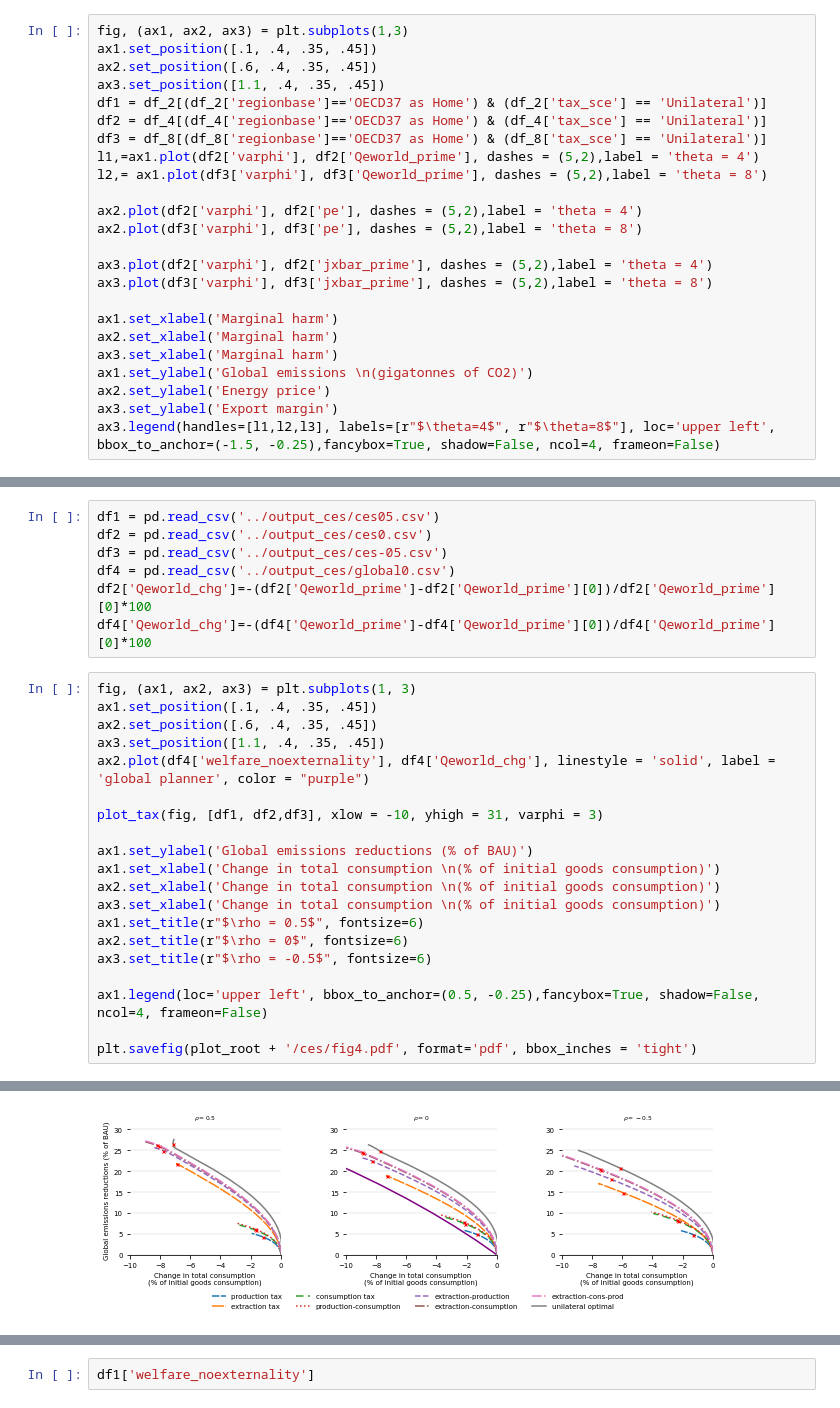
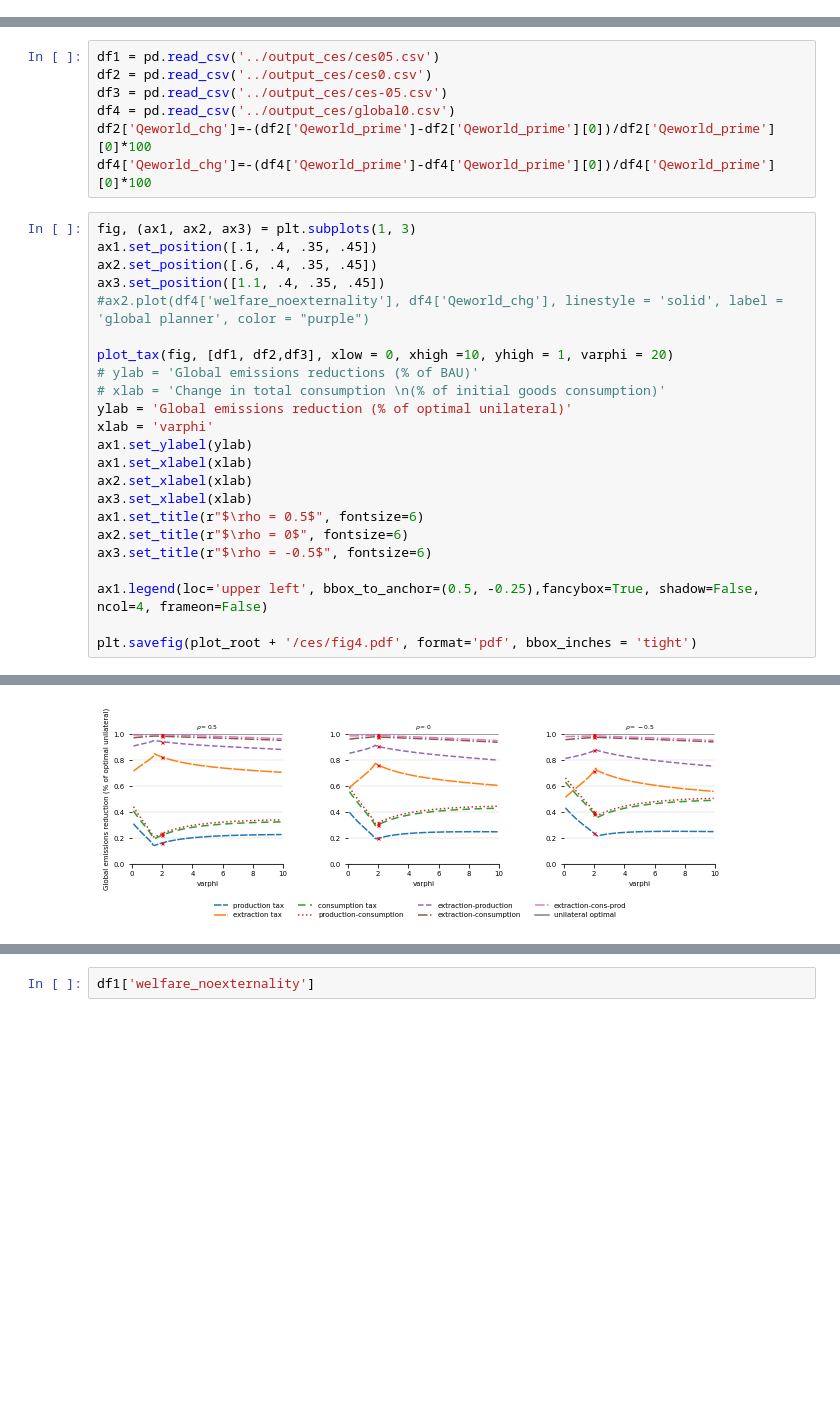
Before and after one commit to VoliCrank/Optimal-Unilateral-Carbon-Policy, a Jupyter notebook: Data/codes/plots_ces.ipynb, the cells around one changed output, grey strips where cells are left out. Cells and saved outputs as stored; diff of their text form; blank space fills up the shorter version.

```diff
--- a/Data/codes/plots_ces.ipynb
+++ b/Data/codes/plots_ces.ipynb
@@ -133,24 +18,0 @@ plt.savefig(plot_root + '/theta_wf_cons.pdf', format='PDF')
-# %%
-fig, (ax1, ax2, ax3) = plt.subplots(1,3)
-ax1.set_position([.1, .4, .35, .45])
-ax2.set_position([.6, .4, .35, .45])
-ax3.set_position([1.1, .4, .35, .45])
-df1 = df_2[(df_2['regionbase']=='OECD37 as Home') & (df_2['tax_sce'] == 'Unilateral')]
-df2 = df_4[(df_4['regionbase']=='OECD37 as Home') & (df_4['tax_sce'] == 'Unilateral')]
-df3 = df_8[(df_8['regionbase']=='OECD37 as Home') & (df_8['tax_sce'] == 'Unilateral')]
-l1,=ax1.plot(df2['varphi'], df2['Qeworld_prime'], dashes = (5,2),label = 'theta = 4')
-l2,= ax1.plot(df3['varphi'], df3['Qeworld_prime'], dashes = (5,2),label = 'theta = 8')
-
-ax2.plot(df2['varphi'], df2['pe'], dashes = (5,2),label = 'theta = 4')
-ax2.plot(df3['varphi'], df3['pe'], dashes = (5,2),label = 'theta = 8')
-
-ax3.plot(df2['varphi'], df2['jxbar_prime'], dashes = (5,2),label = 'theta = 4')
-ax3.plot(df3['varphi'], df3['jxbar_prime'], dashes = (5,2),label = 'theta = 8')
-
-ax1.set_xlabel('Marginal harm')
-ax2.set_xlabel('Marginal harm')
-ax3.set_xlabel('Marginal harm')
-ax1.set_ylabel('Global emissions \n(gigatonnes of CO2)')
-ax2.set_ylabel('Energy price')
-ax3.set_ylabel('Export margin')
-ax3.legend(handles=[l1,l2,l3], labels=[r"$\theta=4$", r"$\theta=8$"], loc='upper left', bbox_to_anchor=(-1.5, -0.25),fancybox=True, shadow=False, ncol=4, frameon=False)
@@ -567,14 +184,17 @@ fig, (ax1, ax2, ax3) = plt.subplots(1, 3)
 ax1.set_position([.1, .4, .35, .45])
 ax2.set_position([.6, .4, .35, .45])
 ax3.set_position([1.1, .4, .35, .45])
-ax2.plot(df4['welfare_noexternality'], df4['Qeworld_chg'], linestyle = 'solid', label = 'global planner', color = "purple")
+#ax2.plot(df4['welfare_noexternality'], df4['Qeworld_chg'], linestyle = 'solid', label = 'global planner', color = "purple")
 
-plot_tax(fig, [df1, df2,df3], xlow = -10, yhigh = 31, varphi = 3)
-
-ax1.set_ylabel('Global emissions reductions (% of BAU)')
-ax1.set_xlabel('Change in total consumption \n(% of initial goods consumption)')
-ax2.set_xlabel('Change in total consumption \n(% of initial goods consumption)')
-ax3.set_xlabel('Change in total consumption \n(% of initial goods consumption)')
+plot_tax(fig, [df1, df2,df3], xlow = 0, xhigh =10, yhigh = 1, varphi = 20)
+# ylab = 'Global emissions reductions (% of BAU)'
+# xlab = 'Change in total consumption \n(% of initial goods consumption)'
+ylab = 'Global emissions reduction (% of optimal unilateral)'
+xlab = 'varphi'
+ax1.set_ylabel(ylab)
+ax1.set_xlabel(xlab)
+ax2.set_xlabel(xlab)
+ax3.set_xlabel(xlab)
 ax1.set_title(r"$\rho = 0.5$", fontsize=6)
 ax2.set_title(r"$\rho = 0$", fontsize=6)
 ax3.set_title(r"$\rho = -0.5$", fontsize=6)
@@ -601 +206 @@ See the caveats in the documentation: https://pandas.pydata.org/pandas-docs/stab
-[figure, old version]
+[figure, new version]
```
Also changed, not shown: parts of 22 cells of this notebook, 5 other files.
